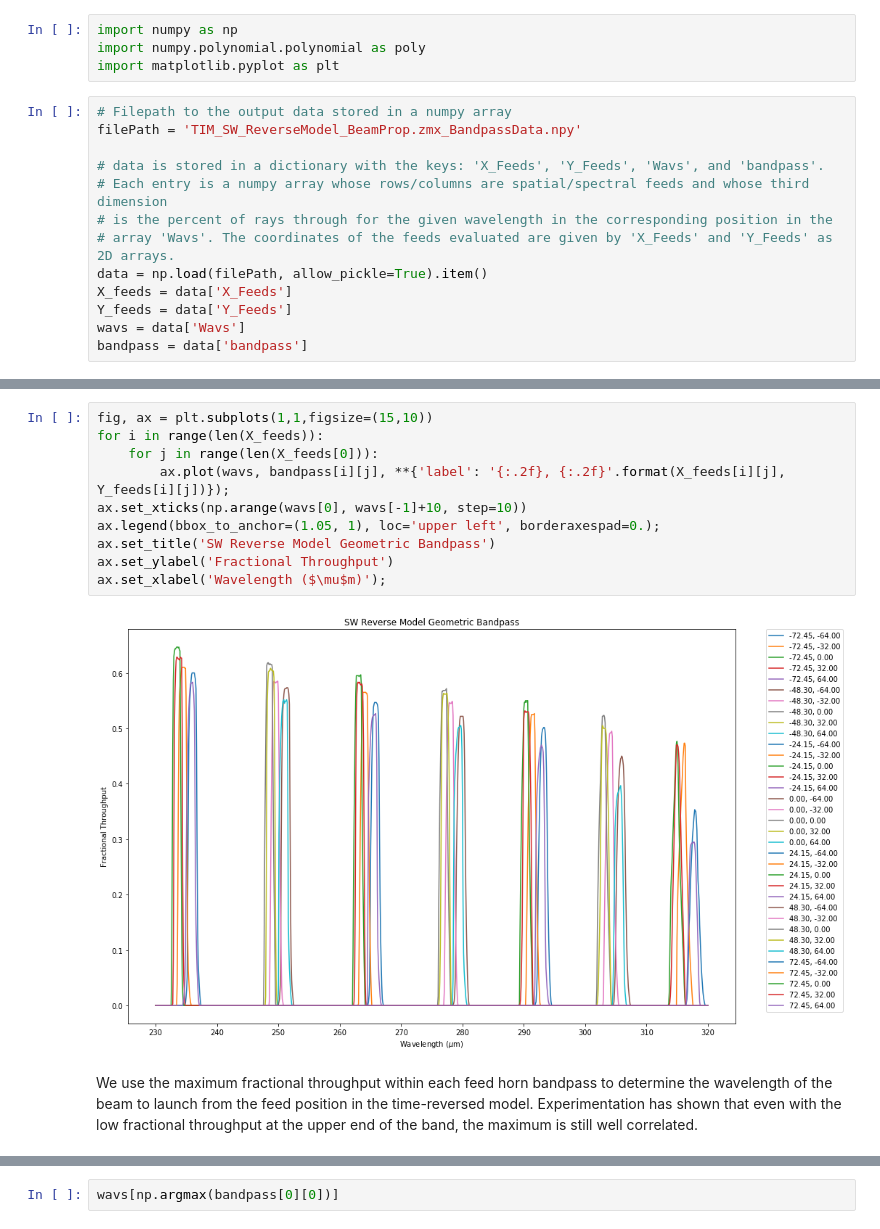
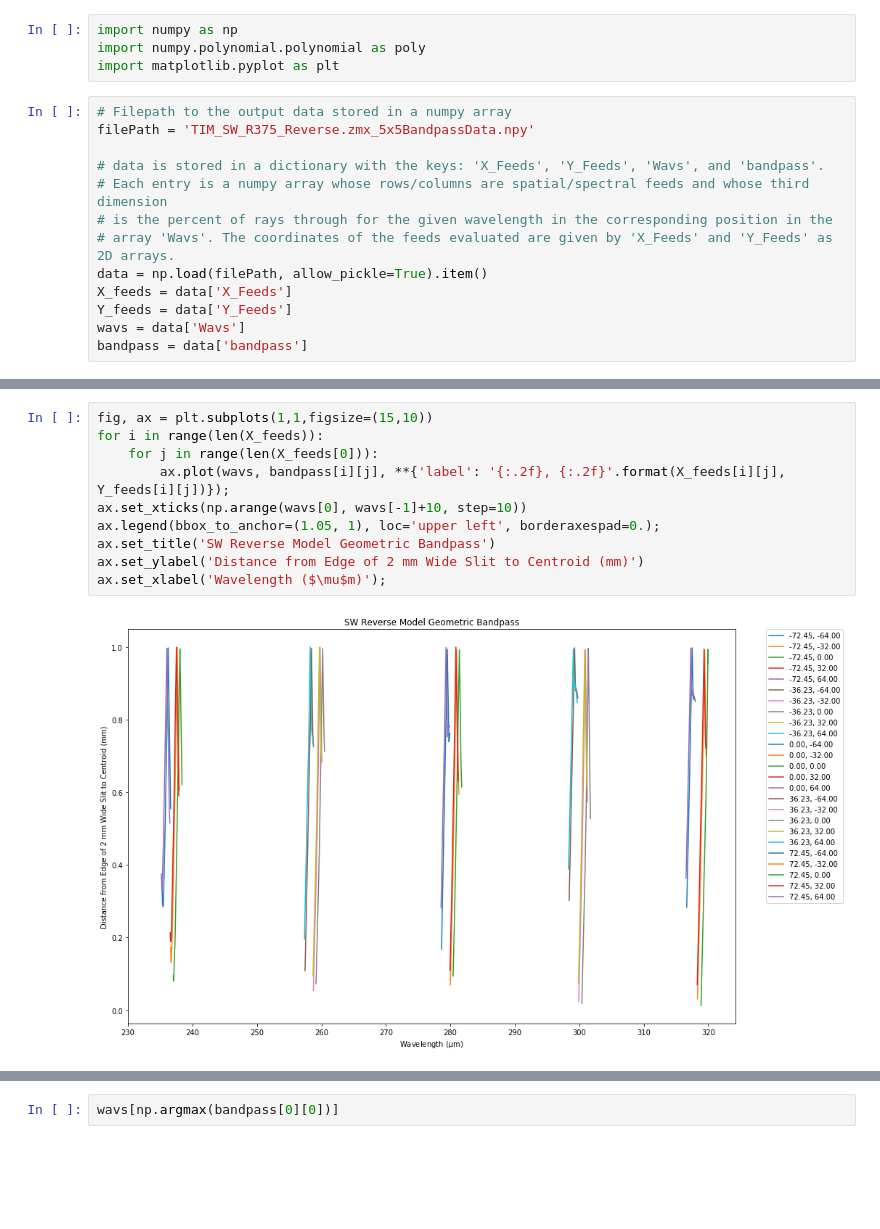
Before and after one commit to tim-balloon/tim-inst_modl, a Jupyter notebook: optics_analysis/Reverse Model Bandpass Analysis.ipynb, the cells around one changed output, grey strips where cells are left out. Cells and saved outputs as stored; diff of their text form; blank space fills up the shorter version.

```diff
--- a/optics_analysis/Reverse Model Bandpass Analysis.ipynb
+++ b/optics_analysis/Reverse Model Bandpass Analysis.ipynb
@@ -4,7 +4,7 @@ import numpy.polynomial.polynomial as poly
 import matplotlib.pyplot as plt
 # %%
 # Filepath to the output data stored in a numpy array
-filePath = 'TIM_SW_ReverseModel_BeamProp.zmx_BandpassData.npy'
+filePath = 'TIM_SW_R375_Reverse.zmx_5x5BandpassData.npy'
 
 # data is stored in a dictionary with the keys: 'X_Feeds', 'Y_Feeds', 'Wavs', and 'bandpass'.
 # Each entry is a numpy array whose rows/columns are spatial/spectral feeds and whose third dimension
@@ -32,14 +32,12 @@ fig.colorbar(y_feeds, ax=ax2);
 # %%
 fig, ax = plt.subplots(1,1,figsize=(15,10))
 for i in range(len(X_feeds)):
     for j in range(len(X_feeds[0])):
         ax.plot(wavs, bandpass[i][j], **{'label': '{:.2f}, {:.2f}'.format(X_feeds[i][j], Y_feeds[i][j])});
 ax.set_xticks(np.arange(wavs[0], wavs[-1]+10, step=10))
 ax.legend(bbox_to_anchor=(1.05, 1), loc='upper left', borderaxespad=0.);
 ax.set_title('SW Reverse Model Geometric Bandpass')
-ax.set_ylabel('Fractional Throughput')
+ax.set_ylabel('Distance from Edge of 2 mm Wide Slit to Centroid (mm)')
 ax.set_xlabel('Wavelength ($\mu$m)');
 # %% [output]
-[figure, old version]
+[figure, new version]
-# %% [markdown]
-We use the maximum fractional throughput within each feed horn bandpass to determine the wavelength of the beam to launch from the feed position in the time-reversed model. Experimentation has shown that even with the low fractional throughput at the upper end of the band, the maximum is still well correlated.
```
Also changed, not shown: parts of 10 cells of this notebook, 10 other files.
